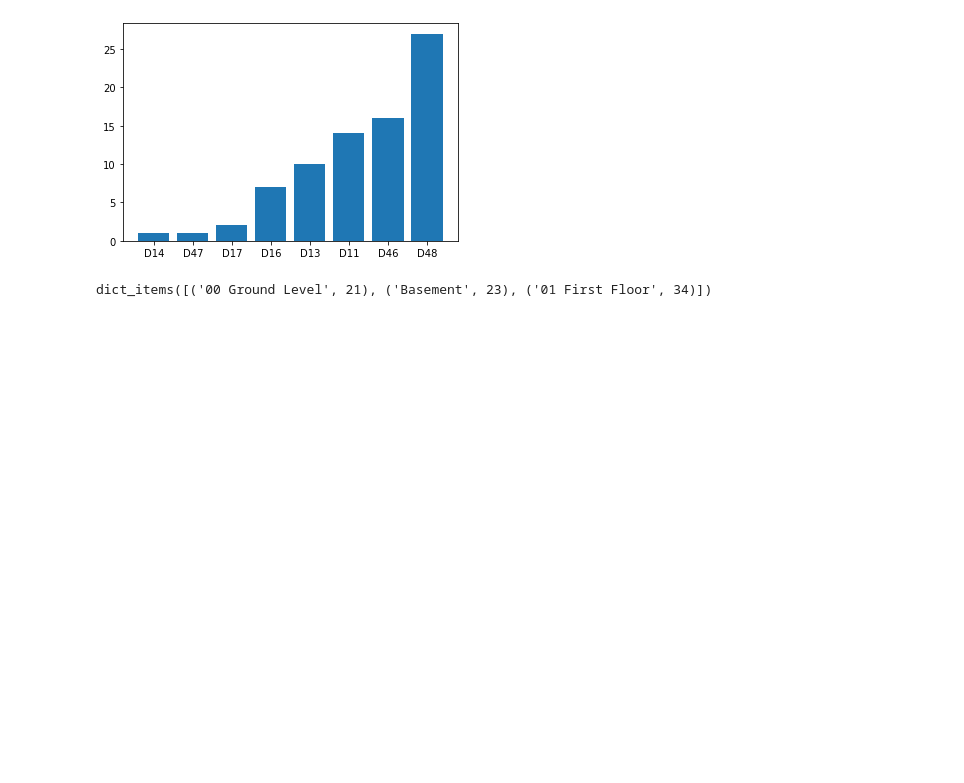
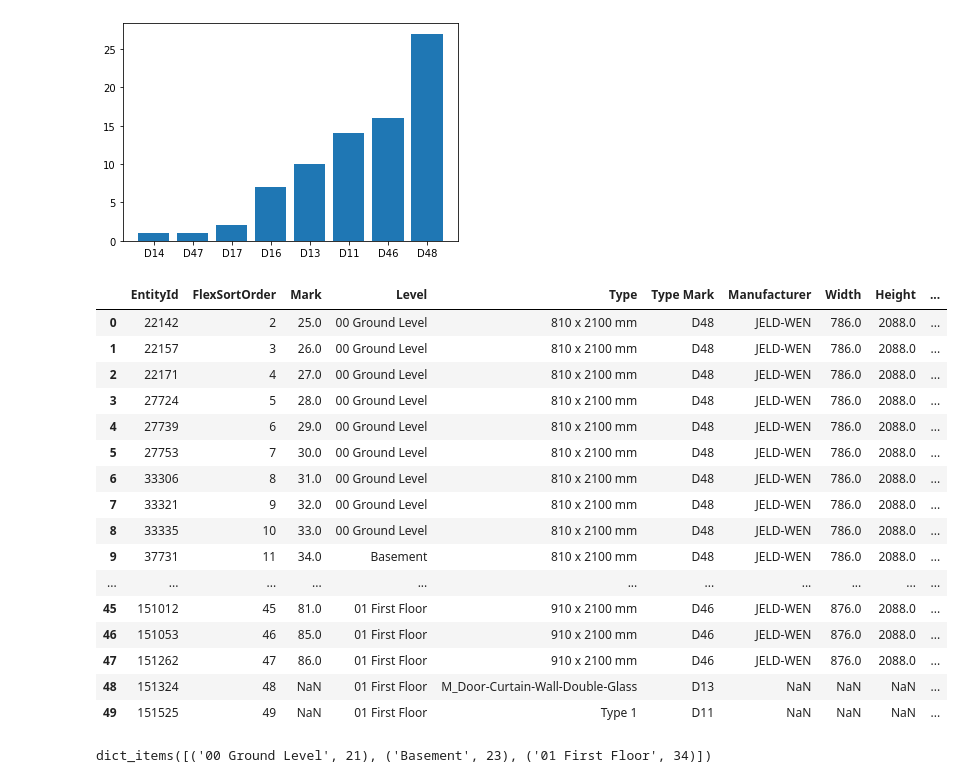
Before and after one commit to sharanyhakarthikeyan/vscode_python_practice, a Jupyter notebook: analysis2.ipynb, the cells around one changed output. Drawn from its saved outputs; the diff is of its cells as text; code cells hidden in the pictures; blank space fills up the shorter version.

```diff
--- a/analysis2.ipynb
+++ b/analysis2.ipynb
@@ -141,6 +151,27 @@ plt.show
 # %% [output]
 <function matplotlib.pyplot.show(close=None, block=None)>
 [figure]
+# %%
+# Display the head
+df.head(50)
+# %% [output]
+|  | EntityId | FlexSortOrder | Mark | Level | Type | Type Mark | Manufacturer | Width | Height | ... |
+| 0 | 22142 | 2 | 25.0 | 00 Ground Level | 810 x 2100 mm | D48 | JELD-WEN | 786.0 | 2088.0 | ... |
+| 1 | 22157 | 3 | 26.0 | 00 Ground Level | 810 x 2100 mm | D48 | JELD-WEN | 786.0 | 2088.0 | ... |
+| 2 | 22171 | 4 | 27.0 | 00 Ground Level | 810 x 2100 mm | D48 | JELD-WEN | 786.0 | 2088.0 | ... |
+| 3 | 27724 | 5 | 28.0 | 00 Ground Level | 810 x 2100 mm | D48 | JELD-WEN | 786.0 | 2088.0 | ... |
+| 4 | 27739 | 6 | 29.0 | 00 Ground Level | 810 x 2100 mm | D48 | JELD-WEN | 786.0 | 2088.0 | ... |
+| 5 | 27753 | 7 | 30.0 | 00 Ground Level | 810 x 2100 mm | D48 | JELD-WEN | 786.0 | 2088.0 | ... |
+| 6 | 33306 | 8 | 31.0 | 00 Ground Level | 810 x 2100 mm | D48 | JELD-WEN | 786.0 | 2088.0 | ... |
+| 7 | 33321 | 9 | 32.0 | 00 Ground Level | 810 x 2100 mm | D48 | JELD-WEN | 786.0 | 2088.0 | ... |
+| 8 | 33335 | 10 | 33.0 | 00 Ground Level | 810 x 2100 mm | D48 | JELD-WEN | 786.0 | 2088.0 | ... |
+| 9 | 37731 | 11 | 34.0 | Basement | 810 x 2100 mm | D48 | JELD-WEN | 786.0 | 2088.0 | ... |
+| ... | ... | ... | ... | ... | ... | ... | ... | ... | ... | ... |
+| 45 | 151012 | 45 | 81.0 | 01 First Floor | 910 x 2100 mm | D46 | JELD-WEN | 876.0 | 2088.0 | ... |
+| 46 | 151053 | 46 | 85.0 | 01 First Floor | 910 x 2100 mm | D46 | JELD-WEN | 876.0 | 2088.0 | ... |
+| 47 | 151262 | 47 | 86.0 | 01 First Floor | 910 x 2100 mm | D46 | JELD-WEN | 876.0 | 2088.0 | ... |
+| 48 | 151324 | 48 | NaN | 01 First Floor | M_Door-Curtain-Wall-Double-Glass | D13 | NaN | NaN | NaN | ... |
+| 49 | 151525 | 49 | NaN | 01 First Floor | Type 1 | D11 | NaN | NaN | NaN | ... |
 # %%
 level_count = defaultdict(int)
 for levels in df.loc[:,"Level"]:
```
Also changed, not shown: parts of 5 cells of this notebook.
